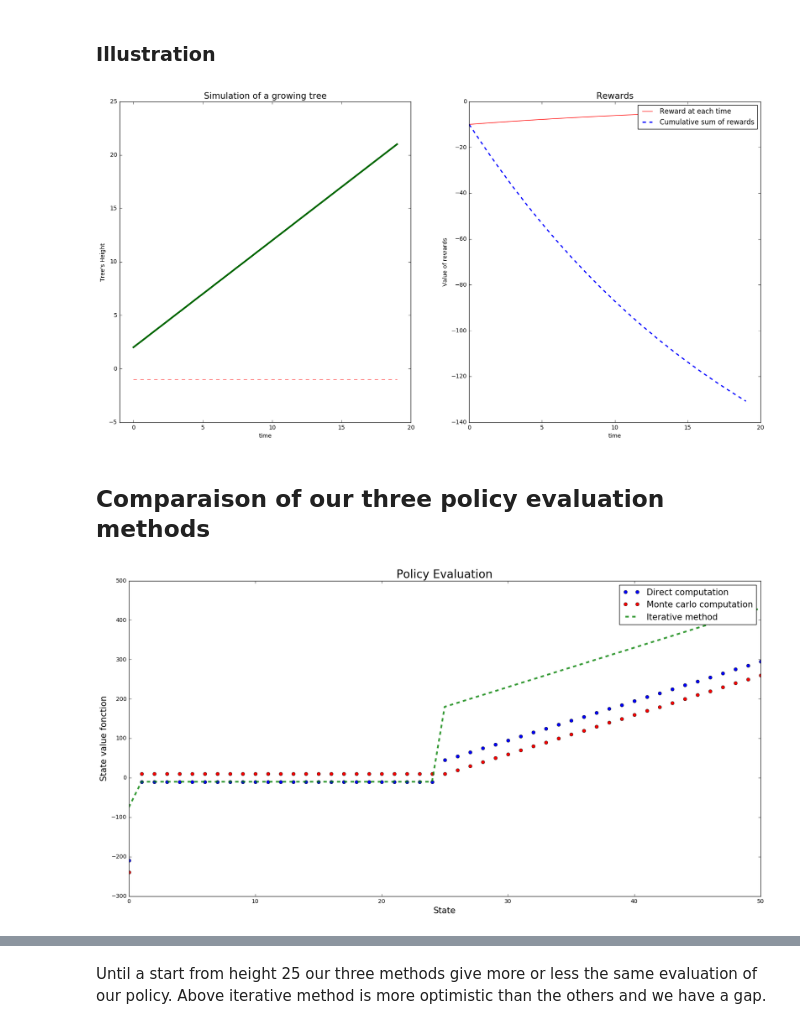
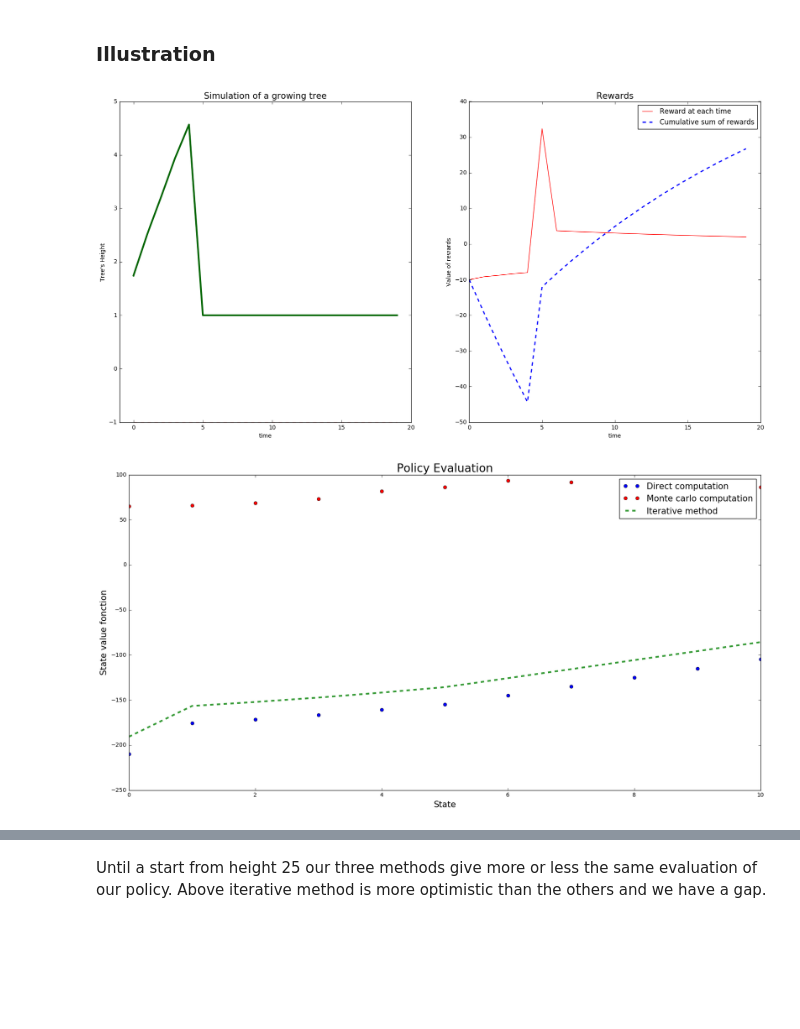
Before and after one commit to bigtdu53/tp1_reinforcment, a Jupyter notebook: tp_1_clean.ipynb, the cells around one changed output, grey strips where cells are left out. Cells and saved outputs as stored; diff of their text form; code cells hidden in the pictures; blank space fills up the shorter version.

```diff
--- a/tp_1_clean.ipynb
+++ b/tp_1_clean.ipynb
@@ -214,14 +211,17 @@ t.plot_MDP(rewards,treeSizes)
 Agents follow a policy and compute it's value.
 The value is computed using Monte-Carlo methods, Bellman iterative computation, and Bellman direct computation.
 # %%
-class Agent:
+class Agent(ComputeMatrix) :
 
-    def policy(self): # Each agent implement is own policy
+    def __init__(self):
+        ComputeMatrix.__init__(self)
+
+    def policy(self,x): # Each agent implement is own policy
         raise NotImplementedError("Dumb ass ! Please implement this method")
 
     def simul_policy(self,nIter,tree,nbRuns=1): # Mean rewards and three height for a given policy on multiple runs
-        rewards = np.zeros((nIter,nbRuns))
-        treeSizes = np.zeros((nIter,nbRuns))
+        rewards=np.zeros((nIter,nbRuns))
+        treeSizes=np.zeros((nIter,nbRuns))
 
         for run in range(nbRuns):
             t=Tree(initSize=tree.initSize
@@ -233,7 +233,7 @@ class Agent:
             for i in range(nIter):
 
                 a=self.policy(t.size)
-                res=t.tree_MDP([a])
+                res=t.tree_MDP([self.policy(i)])
                 rewards[i,run]=res[0]*tree.discount**(i)
                 treeSizes[i,run]=res[1]
                 actions.append(a)
@@ -273,7 +273,7 @@ class Agent:
 
         return R+tree.discount*np.dot(P,v)
 
-    def ev_policy_iterative_computation(self,tree,nIter): # Bellman itervative computation
+    def ev_policy_iterative_computation(self,tree,nIter): # Bellman iterative computation
         V=np.zeros(tree.Hmax+1)+10
 
         for i in range(nIter):
@@ -290,7 +290,7 @@ class Agent:
 
         return V
 
-    def ev_policy_motecarlo(self,tree,nIter,nbRuns): # Every visit Monte-Carlo simulation
+    def ev_policy_motecarlo(self,tree,nIter,nbRuns):  # Every visit Monte-Carlo simulation
         rewards=np.zeros((nIter,nbRuns))
         treeSizes=np.zeros((nIter,nbRuns))
         V=[]
@@ -313,8 +313,10 @@ class Agent:
                 for i in range(nIter):
 
                     a=self.policy(t.size)
-                    res=t.tree_MDP([a])
-                    rewards.append(res[0])
+                    res=t.tree_MDP([self.policy(i)])
+                    rewards.append(res[0]*tree.discount**(i))
+                    #rewards.append(res[0])
+
 
                 rewards_trajectory.append(np.sum(rewards))
 
@@ -324,11 +326,10 @@ class Agent:
 # %% [markdown]
 ### Arbitrary Agent
 # %%
-class ArbitraryAgent(Agent,ComputeMatrix): # Herit from Agent class
+class ArbitraryAgent(Agent): # Inherit from Agent class
 
     def __init__(self,cut=10):
-        #Agent.__init__(self)
-        #ComputeMatrix.__init__(self)
+        Agent.__init__(self)
         self.cut=cut
 
     # Simple policy : cut only if the three grow above a given limit
@@ -340,17 +341,15 @@ class ArbitraryAgent(Agent,ComputeMatrix): # Herit from Agent class
 # %% [markdown]
 ### Illustration
 # %%
-t=Tree(initSize=1,H=50)
-arbA=ArbitraryAgent(cut=25)
+t=Tree(initSize=1,H=10)
+arbA=ArbitraryAgent(cut=5)
 arbA.plot_policy(nIter=20,nbRuns=1000,tree=t)
 # %% [output]
-[figure, old version]
+[figure, new version]
-# %% [markdown]
-## Comparaison of our three policy evaluation methods
 # %%
 Vdirect=arbA.ev_policy_direct_computation(t)
-Vmonte=arbA.ev_policy_motecarlo(t,50,400)
-Vinte=arbA.ev_policy_iterative_computation(t,10)
+Vmonte=arbA.ev_policy_motecarlo(t,100,100)
+Vinte=arbA.ev_policy_iterative_computation(t,50)
 plt.figure(figsize=(20,10))
 plt.plot(Vdirect,'bo')
 plt.plot(Vmonte,'ro')
@@ -361,4 +360,4 @@ plt.ylabel('State value fonction',fontsize=15)
 plt.legend(['Direct computation','Monte carlo computation','Iterative method'],fontsize=15)
 plt.show()
 # %% [output]
-[figure, old version]
+[figure, new version]
```
Also changed, not shown: parts of 15 cells of this notebook.
